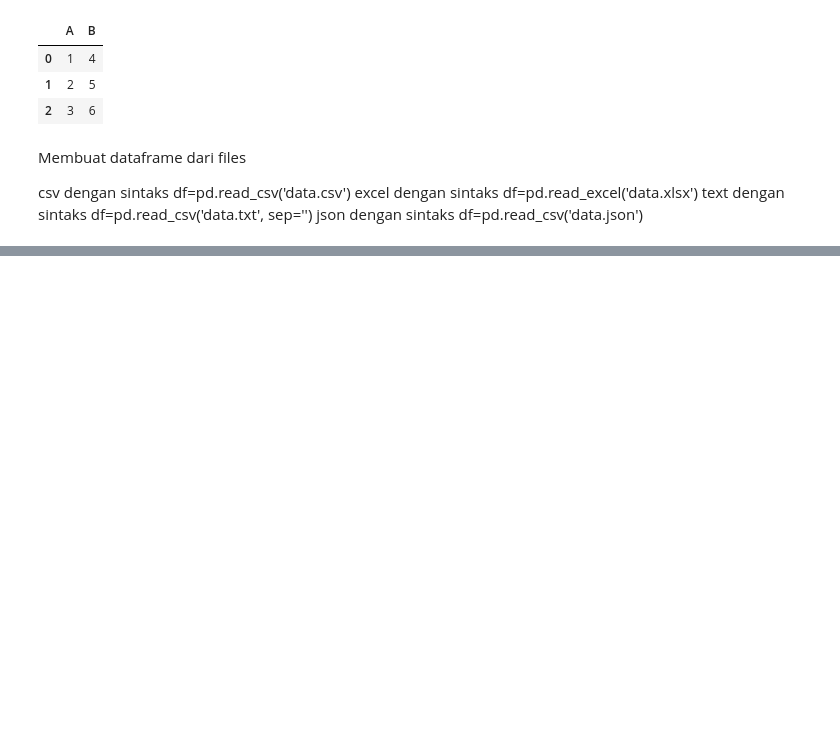
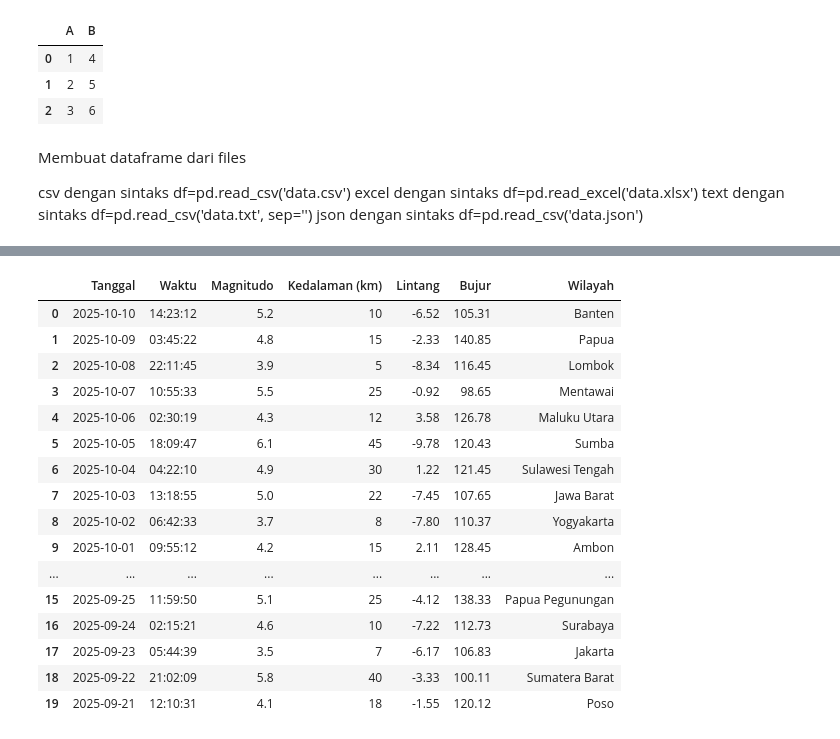
Before and after one commit to Dontbecode/-Bootcamp-Data-Analyst-, a Jupyter notebook: Pandas.ipynb, the cells around one changed output, grey strips where cells are left out. Cells and saved outputs as stored; diff of their text form; code cells hidden in the pictures; blank space fills up the shorter version.

```diff
--- a/Pandas.ipynb
+++ b/Pandas.ipynb
@@ -98,0 +121,21 @@ df_excel = pd.read_excel('data.xlsx')
+# %%
+df_csv = pd.read_csv(r'C:\Users\Kuneko\Downloads\Documents\katalog_gempa.csv')
+df_csv
+# %% [output]
+|  | Tanggal | Waktu | Magnitudo | Kedalaman (km) | Lintang | Bujur | Wilayah |
+| 0 | 2025-10-10 | 14:23:12 | 5.2 | 10 | -6.52 | 105.31 | Banten |
+| 1 | 2025-10-09 | 03:45:22 | 4.8 | 15 | -2.33 | 140.85 | Papua |
+| 2 | 2025-10-08 | 22:11:45 | 3.9 | 5 | -8.34 | 116.45 | Lombok |
+| 3 | 2025-10-07 | 10:55:33 | 5.5 | 25 | -0.92 | 98.65 | Mentawai |
+| 4 | 2025-10-06 | 02:30:19 | 4.3 | 12 | 3.58 | 126.78 | Maluku Utara |
+| 5 | 2025-10-05 | 18:09:47 | 6.1 | 45 | -9.78 | 120.43 | Sumba |
+| 6 | 2025-10-04 | 04:22:10 | 4.9 | 30 | 1.22 | 121.45 | Sulawesi Tengah |
+| 7 | 2025-10-03 | 13:18:55 | 5.0 | 22 | -7.45 | 107.65 | Jawa Barat |
+| 8 | 2025-10-02 | 06:42:33 | 3.7 | 8 | -7.80 | 110.37 | Yogyakarta |
+| 9 | 2025-10-01 | 09:55:12 | 4.2 | 15 | 2.11 | 128.45 | Ambon |
+| ... | ... | ... | ... | ... | ... | ... | ... |
+| 15 | 2025-09-25 | 11:59:50 | 5.1 | 25 | -4.12 | 138.33 | Papua Pegunungan |
+| 16 | 2025-09-24 | 02:15:21 | 4.6 | 10 | -7.22 | 112.73 | Surabaya |
+| 17 | 2025-09-23 | 05:44:39 | 3.5 | 7 | -6.17 | 106.83 | Jakarta |
+| 18 | 2025-09-22 | 21:02:09 | 5.8 | 40 | -3.33 | 100.11 | Sumatera Barat |
+| 19 | 2025-09-21 | 12:10:31 | 4.1 | 18 | -1.55 | 120.12 | Poso |
```
Also changed, not shown: parts of 6 cells of this notebook.
